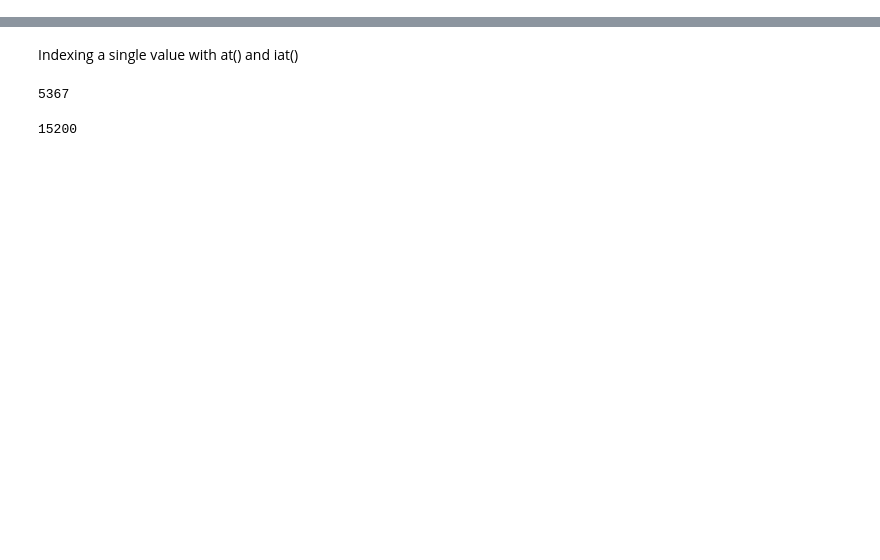
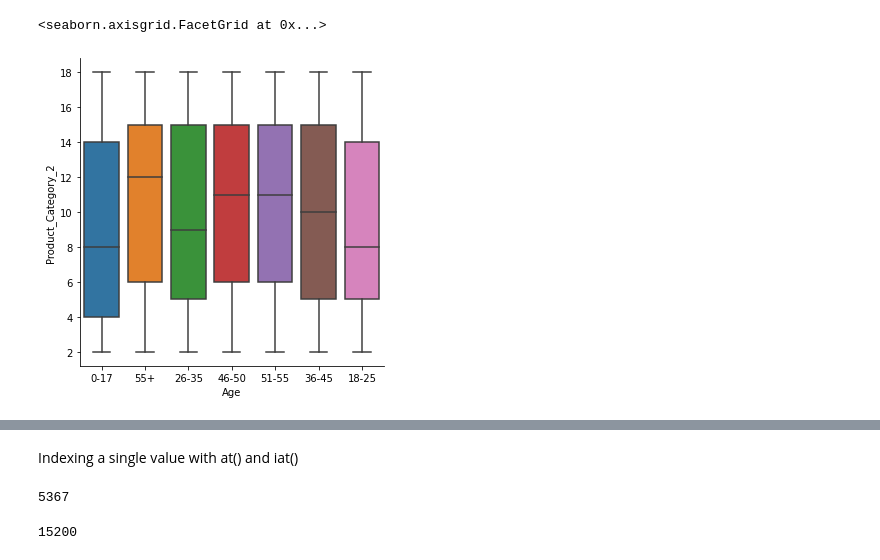
Before and after one commit to hrishikeshchavan99/Black-Friday-Dataset, a Jupyter notebook: EDA.ipynb, the cells around one changed output, grey strips where cells are left out. Drawn from its saved outputs; the diff is of its cells as text; code cells hidden in the pictures; blank space fills up the shorter version.

Commit message:
Plots done

```diff
--- a/EDA.ipynb
+++ b/EDA.ipynb
@@ -300,0 +16,3 @@ Name: 87440, dtype: object
+# %%
+train=pd.read_csv('/content/drive/My Drive/Colab Notebooks/train.csv')
+train
@@ -300,0 +126,2 @@ Name: 87440, dtype: object
+# %%
+train.drop('Product_Category_3',axis=1,inplace=True)
@@ -300,0 +144,5 @@ Name: 87440, dtype: object
+# %%
+sns.catplot(y='Product_Category_2',x='Age',data=train,kind='box')
+# %% [output]
+<seaborn.axisgrid.FacetGrid at 0x...>
+[figure, added]
```
Also changed, not shown: parts of 117 cells of this notebook.
